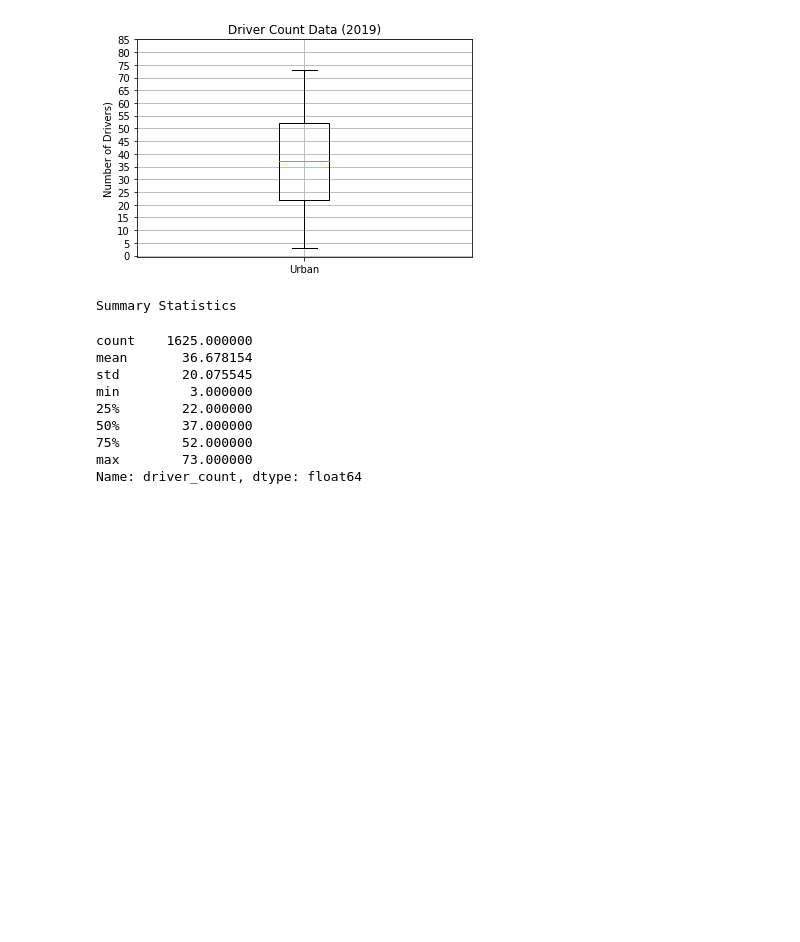
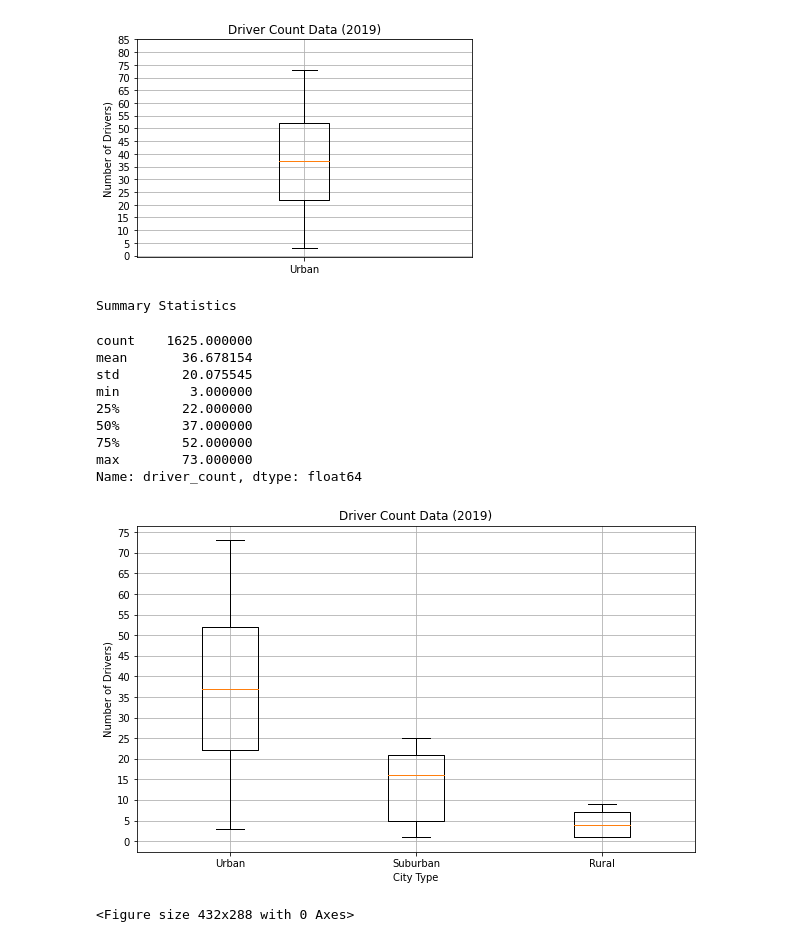
Before and after one commit to Kiehl012/PyBer_Analysis, a Jupyter notebook: Pyber.ipynb, the cells around one changed output. Drawn from its saved outputs; the diff is of its cells as text; code cells hidden in the pictures; blank space fills up the shorter version.

```diff
--- a/Pyber.ipynb
+++ b/Pyber.ipynb
@@ -480,14 +480,17 @@ Name: driver_count, dtype: float64
 # %%
 # Create the box-and-whisker plot for the all driver count data.
 x_labels = ['Urban','Suburban','Rural']
 all_driver_data = [urban_drivers, suburban_drivers, rural_drivers]
 fig, ax = plt.subplots(figsize=(10,6))
-ax.boxplot(urban_driver_data,labels=x_labels)
+ax.boxplot(all_driver_data,labels=x_labels)
 # Add the title, y-axis label and grid.
 ax.set_title('Driver Count Data (2019)')
 ax.set_ylabel('Number of Drivers)')
-ax.set_yticks(np.arange(0, 90, step=5.0))
+ax.set_xlabel('City Type')
+ax.set_yticks(np.arange(0, 80, step=5.0))
 ax.grid()
 plt.show()
-print("Summary Statistics")
-urban_drivers.describe()
+plt.savefig("../analysis/Fig4.png")
+# %% [output]
+[figure, added]
+<Figure size 432x288 with 0 Axes>
```
